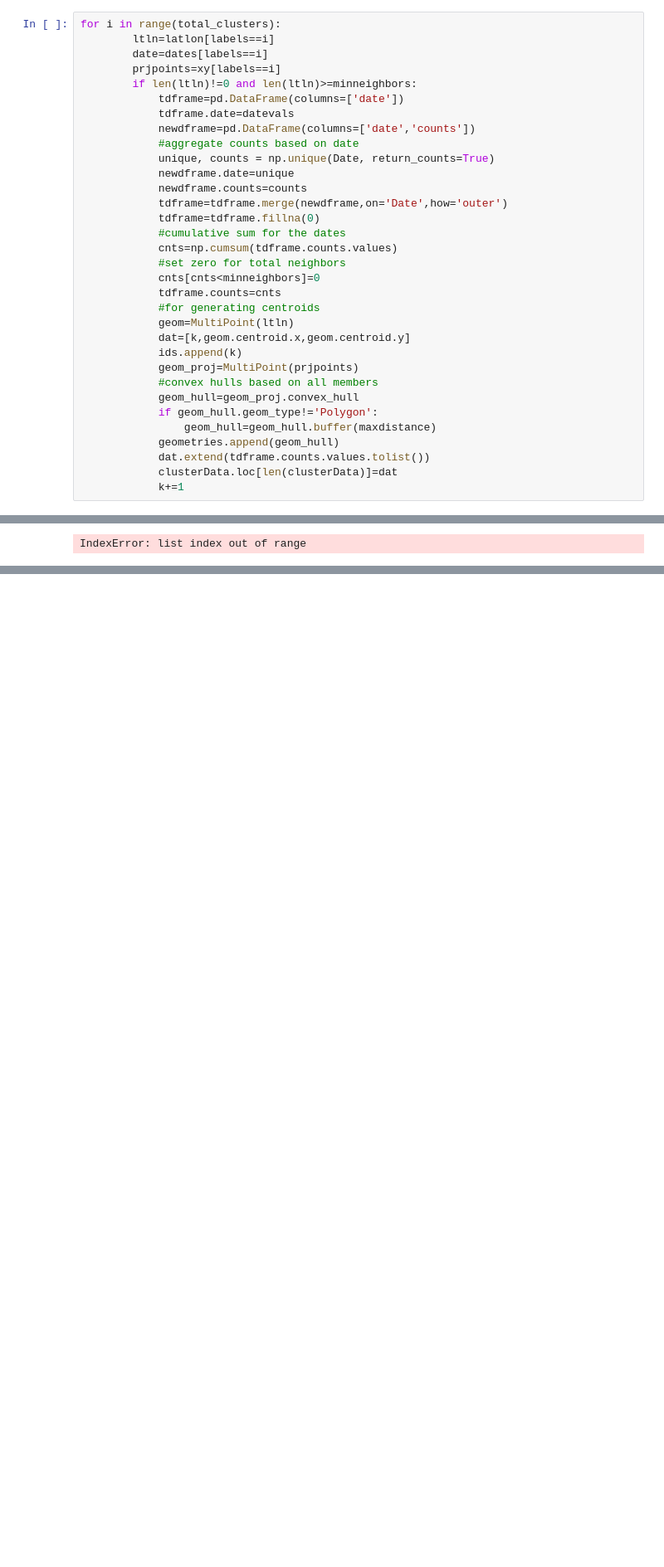
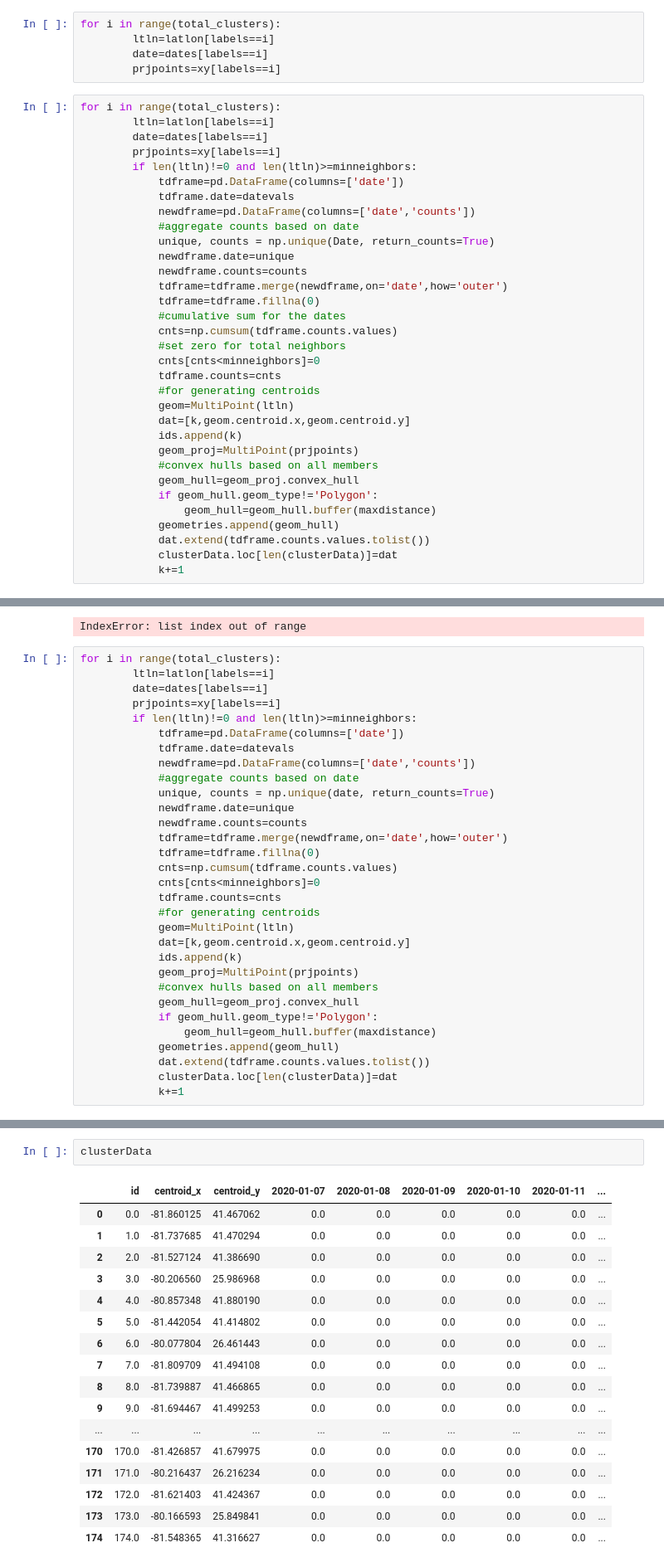
Before and after one commit to gandhishalini/DBSCANTEST, a Jupyter notebook: DBSCANTEST.ipynb, the cells around one changed output, grey strips where cells are left out. Shown: that part at 83% size. Drawn from its saved outputs; the diff is of its cells as text; blank space fills up the shorter version.

```diff
--- a/DBSCANTEST.ipynb
+++ b/DBSCANTEST.ipynb
@@ -96,3 +136,8 @@ total_clusters
+# %%
+for i in range(total_clusters):
+        ltln=latlon[labels==i]
+        date=dates[labels==i]
+        prjpoints=xy[labels==i]
 # %%
 for i in range(total_clusters):
         ltln=latlon[labels==i]
@@ -106,7 +151,7 @@ for i in range(total_clusters):
             unique, counts = np.unique(Date, return_counts=True)
             newdframe.date=unique
             newdframe.counts=counts
-            tdframe=tdframe.merge(newdframe,on='Date',how='outer')
+            tdframe=tdframe.merge(newdframe,on='date',how='outer')
             tdframe=tdframe.fillna(0)
             #cumulative sum for the dates
             cnts=np.cumsum(tdframe.counts.values)
@@ -183,3 +239,34 @@ geom
             dat=[k,geom.centroid.x,geom.centroid.y]
 # %% [output]
 IndexError: list index out of range
+# %%
+for i in range(total_clusters):
+        ltln=latlon[labels==i]
+        date=dates[labels==i]
+        prjpoints=xy[labels==i]
+        if len(ltln)!=0 and len(ltln)>=minneighbors:
+            tdframe=pd.DataFrame(columns=['date'])
+            tdframe.date=datevals
+            newdframe=pd.DataFrame(columns=['date','counts'])
+            #aggregate counts based on date
+            unique, counts = np.unique(date, return_counts=True)
+            newdframe.date=unique
+            newdframe.counts=counts
+            tdframe=tdframe.merge(newdframe,on='date',how='outer')
+            tdframe=tdframe.fillna(0)
+            cnts=np.cumsum(tdframe.counts.values)
+            cnts[cnts<minneighbors]=0
+            tdframe.counts=cnts
+            #for generating centroids
+            geom=MultiPoint(ltln)
+            dat=[k,geom.centroid.x,geom.centroid.y]
+            ids.append(k)
+            geom_proj=MultiPoint(prjpoints)
+            #convex hulls based on all members
+            geom_hull=geom_proj.convex_hull
+            if geom_hull.geom_type!='Polygon':
+                geom_hull=geom_hull.buffer(maxdistance)
+            geometries.append(geom_hull)
+            dat.extend(tdframe.counts.values.tolist())
+            clusterData.loc[len(clusterData)]=dat
+            k+=1
@@ -185,0 +310,20 @@ IndexError: list index out of range
+# %%
+clusterData
+# %% [output]
+|  | id | centroid_x | centroid_y | 2020-01-07 | 2020-01-08 | 2020-01-09 | 2020-01-10 | 2020-01-11 | ... |
+| 0 | 0.0 | -81.860125 | 41.467062 | 0.0 | 0.0 | 0.0 | 0.0 | 0.0 | ... |
+| 1 | 1.0 | -81.737685 | 41.470294 | 0.0 | 0.0 | 0.0 | 0.0 | 0.0 | ... |
+| 2 | 2.0 | -81.527124 | 41.386690 | 0.0 | 0.0 | 0.0 | 0.0 | 0.0 | ... |
+| 3 | 3.0 | -80.206560 | 25.986968 | 0.0 | 0.0 | 0.0 | 0.0 | 0.0 | ... |
+| 4 | 4.0 | -80.857348 | 41.880190 | 0.0 | 0.0 | 0.0 | 0.0 | 0.0 | ... |
+| 5 | 5.0 | -81.442054 | 41.414802 | 0.0 | 0.0 | 0.0 | 0.0 | 0.0 | ... |
+| 6 | 6.0 | -80.077804 | 26.461443 | 0.0 | 0.0 | 0.0 | 0.0 | 0.0 | ... |
+| 7 | 7.0 | -81.809709 | 41.494108 | 0.0 | 0.0 | 0.0 | 0.0 | 0.0 | ... |
+| 8 | 8.0 | -81.739887 | 41.466865 | 0.0 | 0.0 | 0.0 | 0.0 | 0.0 | ... |
+| 9 | 9.0 | -81.694467 | 41.499253 | 0.0 | 0.0 | 0.0 | 0.0 | 0.0 | ... |
+| ... | ... | ... | ... | ... | ... | ... | ... | ... | ... |
+| 170 | 170.0 | -81.426857 | 41.679975 | 0.0 | 0.0 | 0.0 | 0.0 | 0.0 | ... |
+| 171 | 171.0 | -80.216437 | 26.216234 | 0.0 | 0.0 | 0.0 | 0.0 | 0.0 | ... |
+| 172 | 172.0 | -81.621403 | 41.424367 | 0.0 | 0.0 | 0.0 | 0.0 | 0.0 | ... |
+| 173 | 173.0 | -80.166593 | 25.849841 | 0.0 | 0.0 | 0.0 | 0.0 | 0.0 | ... |
+| 174 | 174.0 | -81.548365 | 41.316627 | 0.0 | 0.0 | 0.0 | 0.0 | 0.0 | ... |
```
Also changed, not shown: parts of 24 cells of this notebook.
